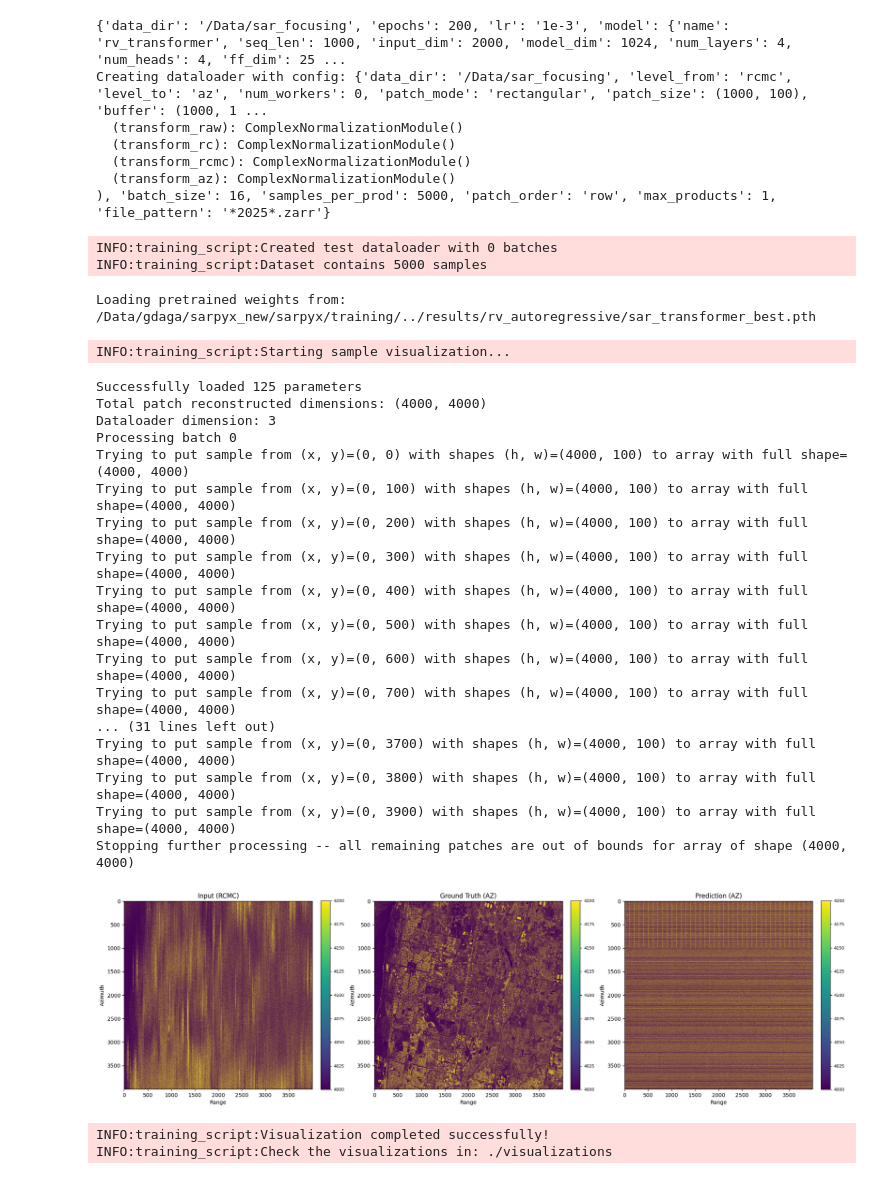
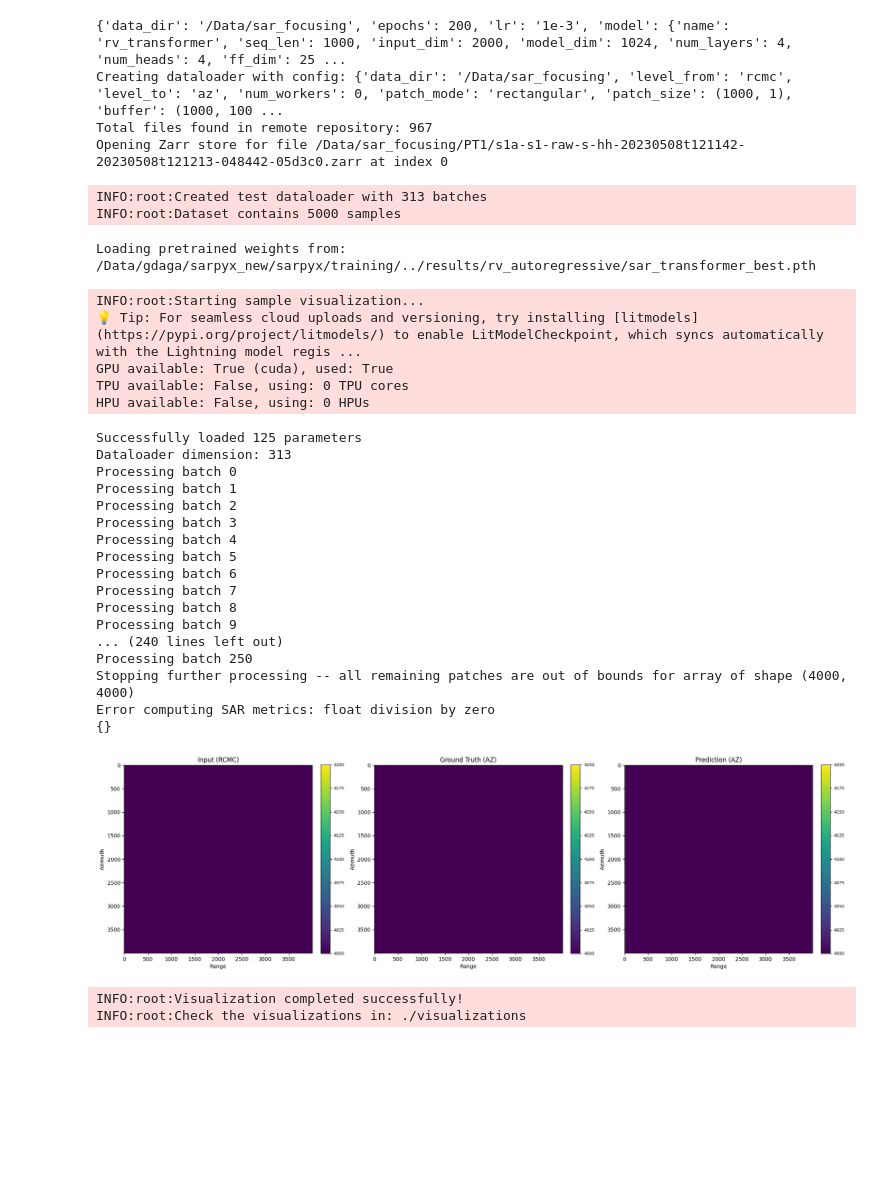
Before and after one commit to sirbastiano/srp, a Jupyter notebook: training/inference_visualization.ipynb, the cells around one changed output. Cells and saved outputs as stored; diff of their text form; code cells hidden in the pictures; blank space fills up the shorter version.

Commit message:
Completed integration with sarSSM model

```diff
--- a/training/inference_visualization.ipynb
+++ b/training/inference_visualization.ipynb
@@ -17,10 +17,21 @@ from model.model_utils import get_model_from_configs, create_model_with_pretrain
 from training.training_loops import get_training_loop_by_model_name
 from training.visualize import save_results_and_metrics, get_full_image_and_prediction, compute_metrics
 from sarpyx.utils.losses import get_loss_function
-from training_script import setup_logging, load_config
+from training_script import load_config
 from inference_script import create_test_dataloader
 import matplotlib.pyplot as plt
 import numpy as np
+
+def setup_logging():
+    logging.basicConfig(
+        level=logging.INFO,
+        format='%(asctime)s - %(levelname)s - %(message)s',
+        handlers=[
+            logging.FileHandler("visualization.log"),
+            logging.StreamHandler()
+        ]
+    )
+    return logging.getLogger()
 
 def display_inference_results(input_data, gt_data, pred_data, figsize=(20, 6), vminmax=(0, 1000), show: bool=True, save: bool=True, save_path: str="./visualizations"):
     """
@@ -151,7 +162,7 @@ except Exception as e:
 # Visualize samples
 logger.info("Starting sample visualization...")
 try:
-    inference_fn = get_training_loop_by_model_name("rv_transformer_autoregressive", model=model, save_dir=save_dir, mode=args.mode, loss_fn_name="mse").forward_pass
+    inference_fn = get_training_loop_by_model_name("rv_transformer_autoregressive", train_loader=test_loader, val_loader=test_loader, test_loader=test_loader, model=model, save_dir=save_dir, mode=args.mode, loss_fn_name="mse")[0].forward
     gt, pred, input = get_full_image_and_prediction(
         dataloader=test_loader,
         show_window=((1000, 1000), (5000, 5000)),
@@ -190,31 +201,32 @@ INFO:training_script:Creating test dataloader...
 {'data_dir': '/Data/sar_focusing', 'epochs': 200, 'lr': '1e-3', 'model': {'name': 'rv_transformer', 'seq_len': 1000, 'input_dim': 2000, 'model_dim': 1024, 'num_layers': 4, 'num_heads': 4, 'ff_dim': 25 ...
-Creating dataloader with config: {'data_dir': '/Data/sar_focusing', 'level_from': 'rcmc', 'level_to': 'az', 'num_workers': 0, 'patch_mode': 'rectangular', 'patch_size': (1000, 100), 'buffer': (1000, 1 ...
-  (transform_raw): ComplexNormalizationModule()
-  (transform_rc): ComplexNormalizationModule()
-  (transform_rcmc): ComplexNormalizationModule()
-  (transform_az): ComplexNormalizationModule()
-), 'batch_size': 16, 'samples_per_prod': 5000, 'patch_order': 'row', 'max_products': 1, 'file_pattern': '*2025*.zarr'}
+Creating dataloader with config: {'data_dir': '/Data/sar_focusing', 'level_from': 'rcmc', 'level_to': 'az', 'num_workers': 0, 'patch_mode': 'rectangular', 'patch_size': (1000, 1), 'buffer': (1000, 100 ...
+Total files found in remote repository: 967
+Opening Zarr store for file /Data/sar_focusing/PT1/s1a-s1-raw-s-hh-20230508t121142-20230508t121213-048442-05d3c0.zarr at index 0
-INFO:training_script:Created test dataloader with 0 batches
-INFO:training_script:Dataset contains 5000 samples
+INFO:root:Created test dataloader with 313 batches
+INFO:root:Dataset contains 5000 samples
 Loading pretrained weights from: /Data/gdaga/sarpyx_new/sarpyx/training/../results/rv_autoregressive/sar_transformer_best.pth
-INFO:training_script:Starting sample visualization...
+INFO:root:Starting sample visualization...
+💡 Tip: For seamless cloud uploads and versioning, try installing [litmodels](https://pypi.org/project/litmodels/) to enable LitModelCheckpoint, which syncs automatically with the Lightning model regis ...
+GPU available: True (cuda), used: True
+TPU available: False, using: 0 TPU cores
+HPU available: False, using: 0 HPUs
 Successfully loaded 125 parameters
-Total patch reconstructed dimensions: (4000, 4000)
-Dataloader dimension: 3
+Dataloader dimension: 313
 Processing batch 0
-Trying to put sample from (x, y)=(0, 0) with shapes (h, w)=(4000, 100) to array with full shape=(4000, 4000)
-Trying to put sample from (x, y)=(0, 100) with shapes (h, w)=(4000, 100) to array with full shape=(4000, 4000)
-Trying to put sample from (x, y)=(0, 200) with shapes (h, w)=(4000, 100) to array with full shape=(4000, 4000)
-Trying to put sample from (x, y)=(0, 300) with shapes (h, w)=(4000, 100) to array with full shape=(4000, 4000)
-Trying to put sample from (x, y)=(0, 400) with shapes (h, w)=(4000, 100) to array with full shape=(4000, 4000)
-Trying to put sample from (x, y)=(0, 500) with shapes (h, w)=(4000, 100) to array with full shape=(4000, 4000)
-Trying to put sample from (x, y)=(0, 600) with shapes (h, w)=(4000, 100) to array with full shape=(4000, 4000)
-Trying to put sample from (x, y)=(0, 700) with shapes (h, w)=(4000, 100) to array with full shape=(4000, 4000)
-... (31 lines left out)
-Trying to put sample from (x, y)=(0, 3700) with shapes (h, w)=(4000, 100) to array with full shape=(4000, 4000)
-Trying to put sample from (x, y)=(0, 3800) with shapes (h, w)=(4000, 100) to array with full shape=(4000, 4000)
-Trying to put sample from (x, y)=(0, 3900) with shapes (h, w)=(4000, 100) to array with full shape=(4000, 4000)
+Processing batch 1
+Processing batch 2
+Processing batch 3
+Processing batch 4
+Processing batch 5
+Processing batch 6
+Processing batch 7
+Processing batch 8
+Processing batch 9
+... (240 lines left out)
+Processing batch 250
 Stopping further processing -- all remaining patches are out of bounds for array of shape (4000, 4000)
+Error computing SAR metrics: float division by zero
+{}
-[figure, old version]
+[figure, new version]
-INFO:training_script:Visualization completed successfully!
-INFO:training_script:Check the visualizations in: ./visualizations
+INFO:root:Visualization completed successfully!
+INFO:root:Check the visualizations in: ./visualizations
```
Also changed, not shown: parts of 1 cell of this notebook, 12 other files.
